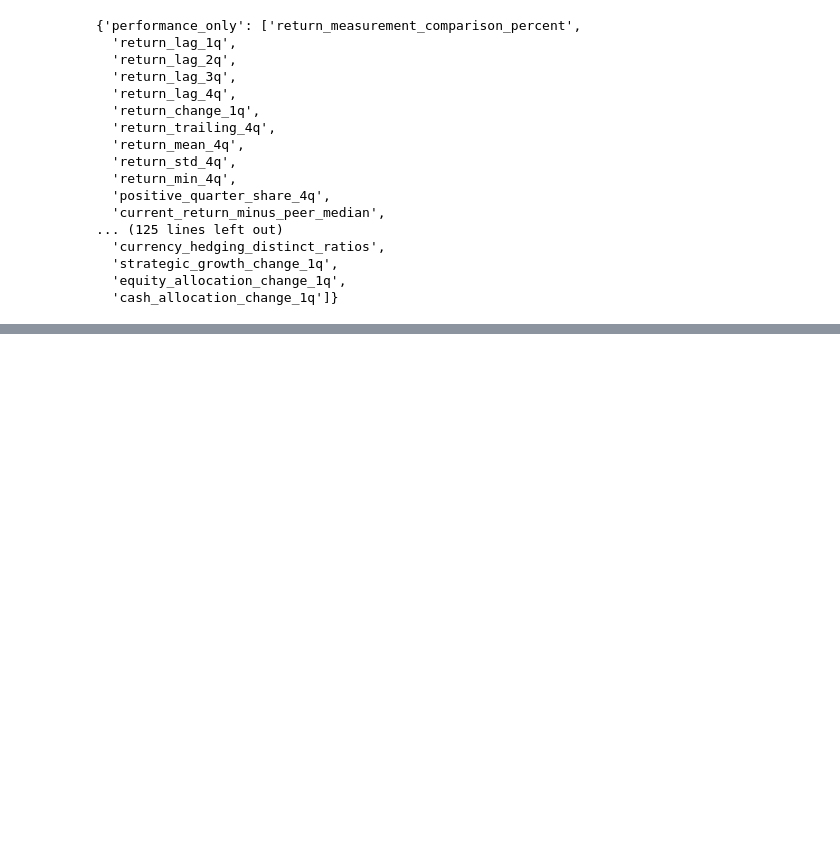
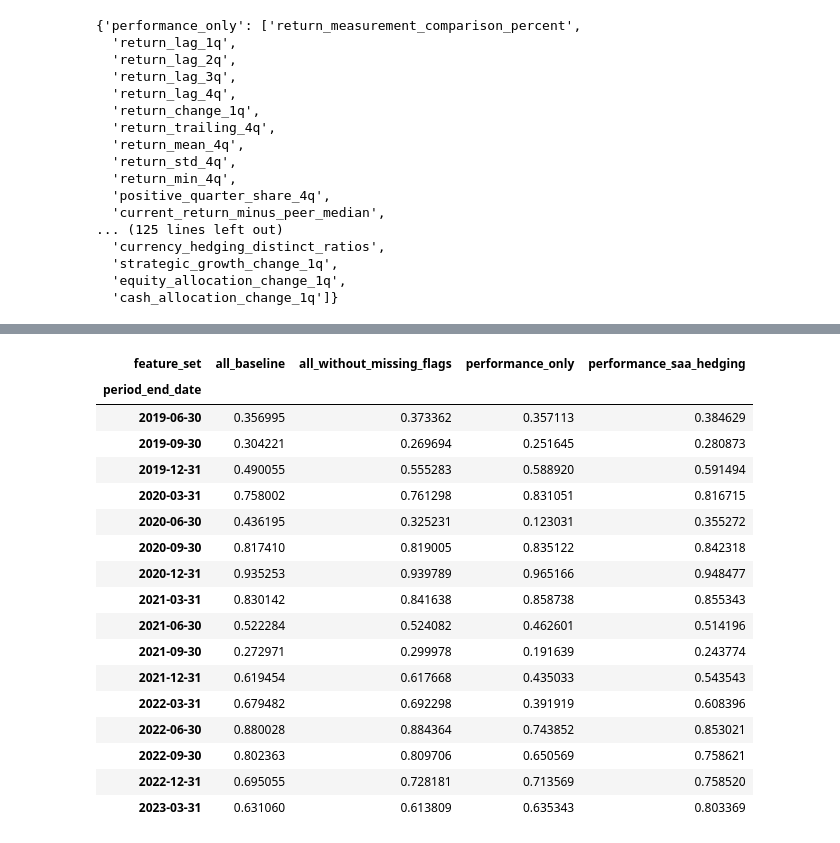
Before and after one commit to terra9/superannuation-performance-early-warning, a Jupyter notebook: notebooks/baseline_modelling.ipynb, the cells around one changed output, grey strips where cells are left out. Cells and saved outputs as stored; diff of their text form; code cells hidden in the pictures; blank space fills up the shorter version.

Commit message:
Updated baseline_mdelling.ipynb: Analysed feature sets to understand which features are optimal to be used.

```diff
--- a/notebooks/baseline_modelling.ipynb
+++ b/notebooks/baseline_modelling.ipynb
@@ -1378,0 +1849,30 @@ feature_sets
+# %%
+selected_quarterly_auc = (
+    selected_quarterly_ablation_results
+    .pivot(
+        index="period_end_date",
+        columns="feature_set",
+        values="roc_auc",
+    )
+)
+
+selected_quarterly_auc
+# %% [output]
+| feature_set | all_baseline | all_without_missing_flags | performance_only | performance_saa_hedging |
+| period_end_date |  |  |  |  |
+| 2019-06-30 | 0.356995 | 0.373362 | 0.357113 | 0.384629 |
+| 2019-09-30 | 0.304221 | 0.269694 | 0.251645 | 0.280873 |
+| 2019-12-31 | 0.490055 | 0.555283 | 0.588920 | 0.591494 |
+| 2020-03-31 | 0.758002 | 0.761298 | 0.831051 | 0.816715 |
+| 2020-06-30 | 0.436195 | 0.325231 | 0.123031 | 0.355272 |
+| 2020-09-30 | 0.817410 | 0.819005 | 0.835122 | 0.842318 |
+| 2020-12-31 | 0.935253 | 0.939789 | 0.965166 | 0.948477 |
+| 2021-03-31 | 0.830142 | 0.841638 | 0.858738 | 0.855343 |
+| 2021-06-30 | 0.522284 | 0.524082 | 0.462601 | 0.514196 |
+| 2021-09-30 | 0.272971 | 0.299978 | 0.191639 | 0.243774 |
+| 2021-12-31 | 0.619454 | 0.617668 | 0.435033 | 0.543543 |
+| 2022-03-31 | 0.679482 | 0.692298 | 0.391919 | 0.608396 |
+| 2022-06-30 | 0.880028 | 0.884364 | 0.743852 | 0.853021 |
+| 2022-09-30 | 0.802363 | 0.809706 | 0.650569 | 0.758621 |
+| 2022-12-31 | 0.695055 | 0.728181 | 0.713569 | 0.758520 |
+| 2023-03-31 | 0.631060 | 0.613809 | 0.635343 | 0.803369 |
```
Also changed, not shown: parts of 12 cells of this notebook.
